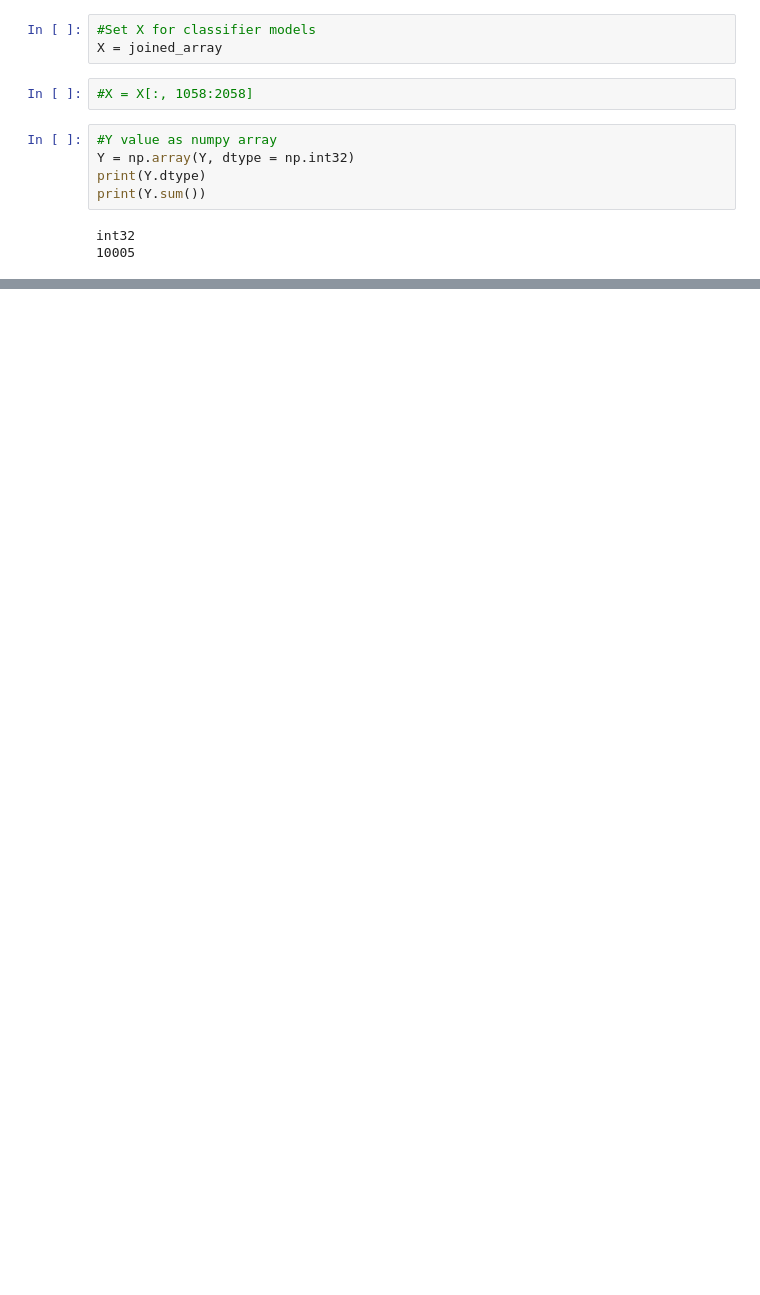
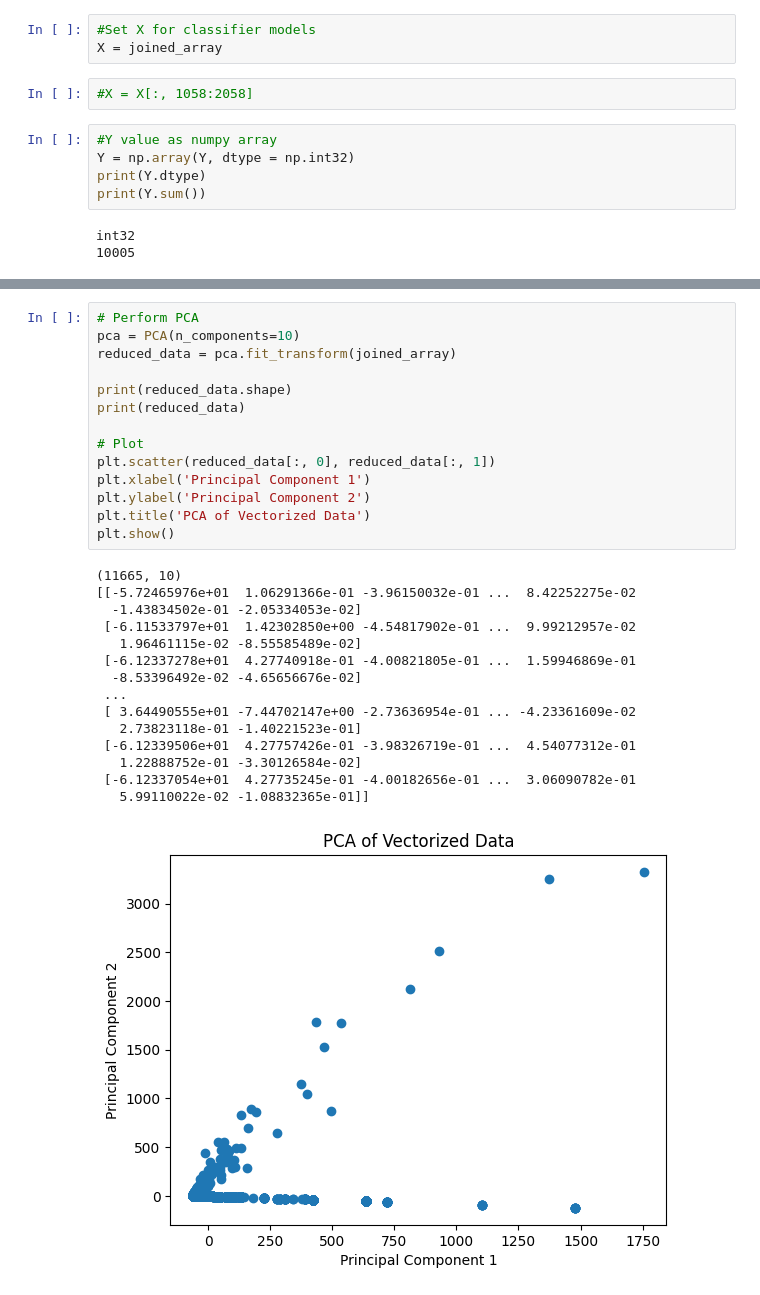
Before and after one commit to mariuskiefer/Classification_Propaganda, a Jupyter notebook: BA_Marius.ipynb, the cells around one changed output, grey strips where cells are left out. Saved outputs shown, nothing was run; the diff lists cells and outputs as text; blank space fills up the shorter version.

```diff
--- a/BA_Marius.ipynb
+++ b/BA_Marius.ipynb
@@ -666,0 +688,30 @@ Logistic: ROC AUC=0.580
+# %%
+# Perform PCA
+pca = PCA(n_components=10)
+reduced_data = pca.fit_transform(joined_array)
+
+print(reduced_data.shape)
+print(reduced_data)
+
+# Plot
+plt.scatter(reduced_data[:, 0], reduced_data[:, 1])
+plt.xlabel('Principal Component 1')
+plt.ylabel('Principal Component 2')
+plt.title('PCA of Vectorized Data')
+plt.show()
+# %% [output]
+(11665, 10)
+[[-5.72465976e+01  1.06291366e-01 -3.96150032e-01 ...  8.42252275e-02
+  -1.43834502e-01 -2.05334053e-02]
+ [-6.11533797e+01  1.42302850e+00 -4.54817902e-01 ...  9.99212957e-02
+   1.96461115e-02 -8.55585489e-02]
+ [-6.12337278e+01  4.27740918e-01 -4.00821805e-01 ...  1.59946869e-01
+  -8.53396492e-02 -4.65656676e-02]
+ ...
+ [ 3.64490555e+01 -7.44702147e+00 -2.73636954e-01 ... -4.23361609e-02
+   2.73823118e-01 -1.40221523e-01]
+ [-6.12339506e+01  4.27757426e-01 -3.98326719e-01 ...  4.54077312e-01
+   1.22888752e-01 -3.30126584e-02]
+ [-6.12337054e+01  4.27735245e-01 -4.00182656e-01 ...  3.06090782e-01
+   5.99110022e-02 -1.08832365e-01]]
+[figure, added]
```
Also changed, not shown: parts of 17 cells of this notebook.
